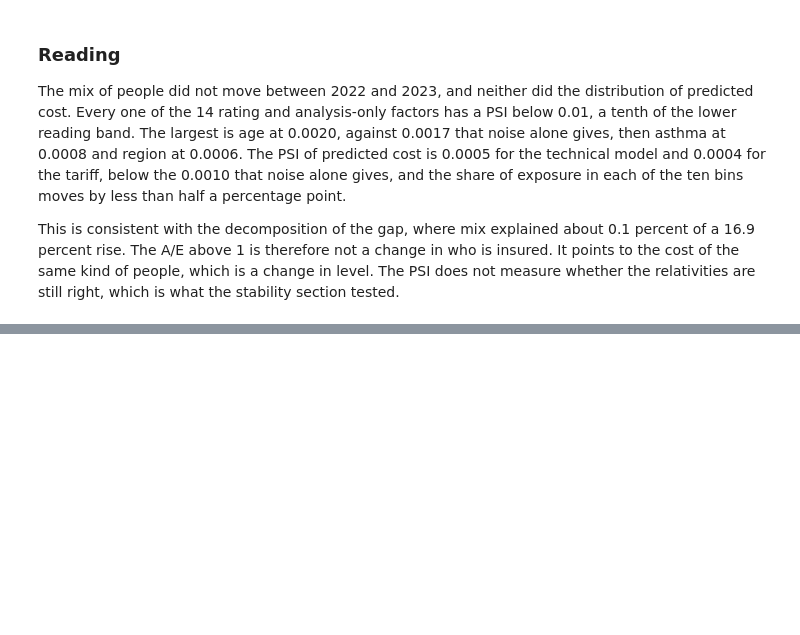
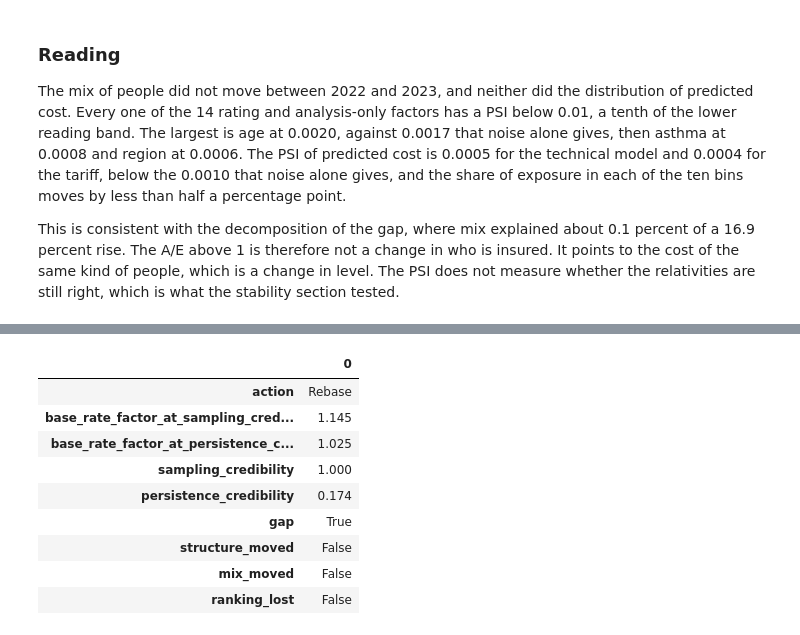
Before and after one commit to asudarmo/health-pricing-meps, a Jupyter notebook: notebooks/04_monitoring.ipynb, the cells around one changed output, grey strips where cells are left out. Cells and saved outputs as stored; diff of their text form; code cells hidden in the pictures; blank space fills up the shorter version.

```diff
--- a/notebooks/04_monitoring.ipynb
+++ b/notebooks/04_monitoring.ipynb
@@ -1125,0 +1133,35 @@ does not measure whether the relativities are still right, which is what the sta
+# %%
+import dataclasses
+
+from health_pricing.models import recalibration
+
+evidence = recalibration.gather(oot)
+recommendation = recalibration.recommend(evidence)
+evidence_table = pd.DataFrame(
+    [(name, value) for name, value in dataclasses.asdict(evidence).items() if name != "notes"],
+    columns=["evidence", "value"],
+)
+outofsample.save_table(evidence_table, "recalibration_evidence_2023.csv")
+outcome = pd.DataFrame(
+    {
+        "action": [recommendation.action],
+        "base_rate_factor_at_sampling_credibility": [recommendation.base_rate_factor],
+        "base_rate_factor_at_persistence_credibility": [recommendation.lower_base_rate_factor],
+        "sampling_credibility": [recommendation.credibility],
+        "persistence_credibility": [recommendation.persistence_credibility],
+        **{name: [flag] for name, flag in recommendation.checks.items()},
+    }
+)
+outofsample.save_table(outcome, "recalibration_2023.csv")
+outcome.T
+# %% [output]
+|  | 0 |
+| action | Rebase |
+| base_rate_factor_at_sampling_cred... | 1.145 |
+| base_rate_factor_at_persistence_c... | 1.025 |
+| sampling_credibility | 1.000 |
+| persistence_credibility | 0.174 |
+| gap | True |
+| structure_moved | False |
+| mix_moved | False |
+| ranking_lost | False |
```
Also changed, not shown: parts of 4 cells of this notebook, 10 other files.
